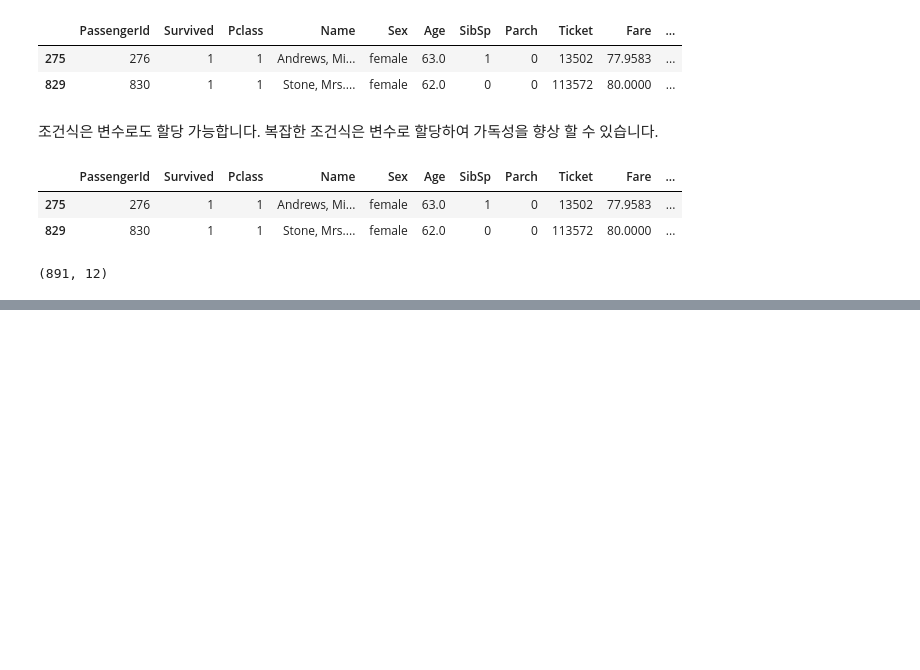
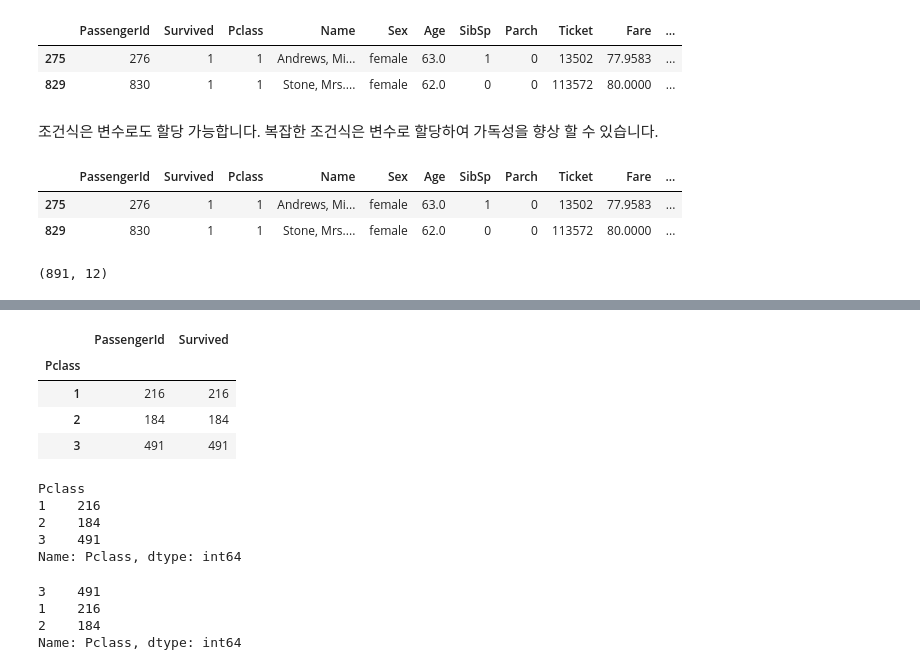
Before and after one commit to 201411096/study_AI, a Jupyter notebook: lectures/2_파이썬 머신러닝 완벽 가이드/1_파이썬 기반의 머신러닝과 생태계 이해/5_pandas.ipynb, the cells around one changed output, grey strips where cells are left out. Drawn from its saved outputs; the diff is of its cells as text; code cells hidden in the pictures; blank space fills up the shorter version.

```diff
--- a/lectures/2_파이썬 머신러닝 완벽 가이드/1_파이썬 기반의 머신러닝과 생태계 이해/5_pandas.ipynb
+++ b/lectures/2_파이썬 머신러닝 완벽 가이드/1_파이썬 기반의 머신러닝과 생태계 이해/5_pandas.ipynb
@@ -816,0 +910,24 @@ titanic_df.shape
+# %%
+titanic_df[['Pclass', 'PassengerId', 'Survived']].groupby('Pclass').count()
+# titanic_df[['PassengerId', 'Survived']].groupby('Pclass').count() => 오류 발생 (groupby 값이 존재하지 않음)
+# %% [output]
+|  | PassengerId | Survived |
+| Pclass |  |  |
+| 1 | 216 | 216 |
+| 2 | 184 | 184 |
+| 3 | 491 | 491 |
+# %%
+titanic_df.groupby('Pclass')['Pclass'].count() # value_counts()를 사용하는 것이 일반적임
+# %% [output]
+Pclass
+1    216
+2    184
+3    491
+Name: Pclass, dtype: int64
+# %%
+titanic_df['Pclass'].value_counts()
+# %% [output]
+3    491
+1    216
+2    184
+Name: Pclass, dtype: int64
```
Also changed, not shown: parts of 17 cells of this notebook.
